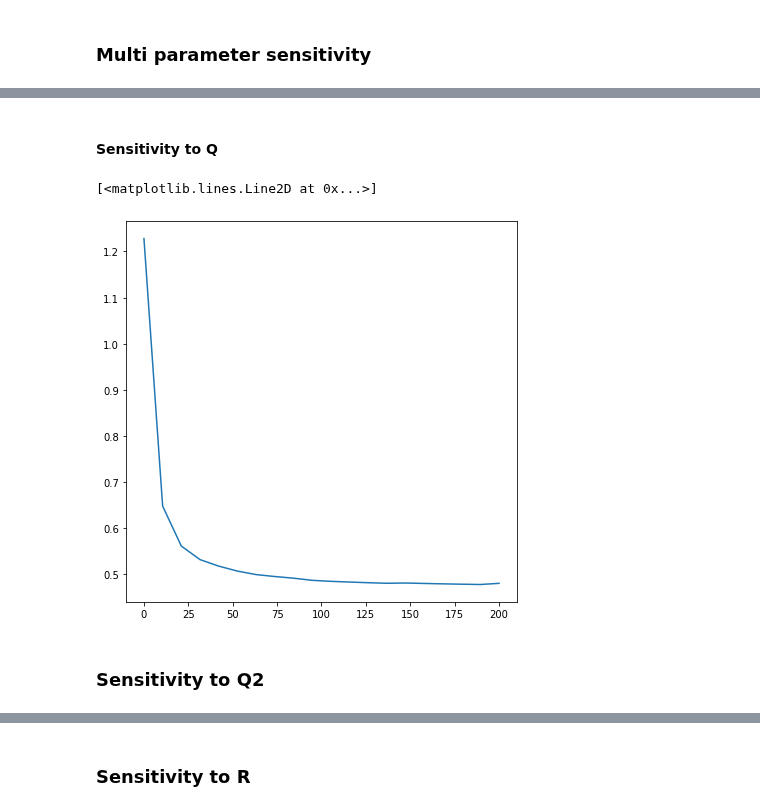
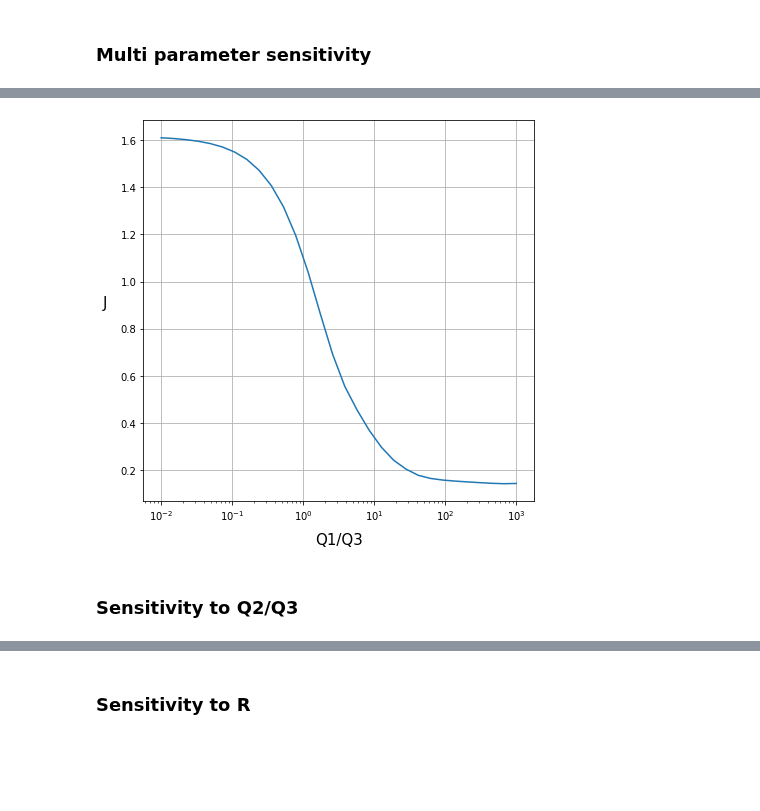
Before and after one commit to giuliovv/duckrace, a Jupyter notebook: casadi_mpc.ipynb, the cells around one changed output, grey strips where cells are left out. Drawn from its saved outputs; the diff is of its cells as text; code cells hidden in the pictures; blank space fills up the shorter version.

```diff
--- a/casadi_mpc.ipynb
+++ b/casadi_mpc.ipynb
@@ -431,3 +480,48 @@ plt.show()
+# %%
+errors_Q2 = []
+
+for Q2_ in np.logspace(-2, 3, 30):
+    X_log = np.empty((5,0))
+    U_log = np.empty((2,0))
+
+    x = [pose.x, pose.y, pose.theta, 0, 0]
+    r = r0
+    tr = t0
+    idx = index
+    u_delay = u_delay0
+    errors = []
+
+    kdtree = spatial.KDTree(traj[:, :2])
+    for i in range(50):
+        u = M(x, r, tr, u_delay, Q2_, 1e-2, 1, 1)
+
+        U_log = np.column_stack((U_log, u))
+        X_log = np.column_stack((X_log, x))
+
+        u_delay = np.column_stack((u_delay, u))[:, -delay:]
+
+        # simulate
+        x = F(x,u)
+
+        distance = (traj[idx, 0] - x[0])**2 + (traj[idx, 1] - x[1])**2
+        errors.append(distance)
+
+        _,idx = kdtree.query(np.array([x[0], x[1]]).reshape(-1))
+        r = traj[idx:idx+N+1, :2].T
+        tr = traj[idx:idx+N+1, 2].T
+    errors_Q2.append(np.array(errors).reshape(-1).sum())
+# %%
+fig, ax = plt.subplots()
+x = np.logspace(-2, 3, 30)
+ax.plot(x, errors_Q2)
+ax.set_xlabel('Q1/Q3', fontsize=15, rotation=0, labelpad=10)
+ax.set_ylabel('J', fontsize=15, labelpad=15, rotation=0)
+ax.grid()
+
+# Set x scale to logarithmic
+ax.set_xscale('log')
+# %% [output]
+[figure, added]
 # %% [markdown]
-#### Sensitivity to Q
+### Sensitivity to Q2/Q3
 # %%
@@ -472,7 +559,0 @@ for Q_ in np.logspace(-2, 3, 20):
-# %%
-plt.plot(np.logspace(-2, 3, 20), errors_Q)
-# %% [output]
-[<matplotlib.lines.Line2D at 0x...>]
-[figure, removed]
-# %% [markdown]
-### Sensitivity to Q2
```
Also changed, not shown: parts of 27 cells of this notebook, 4 other files.
